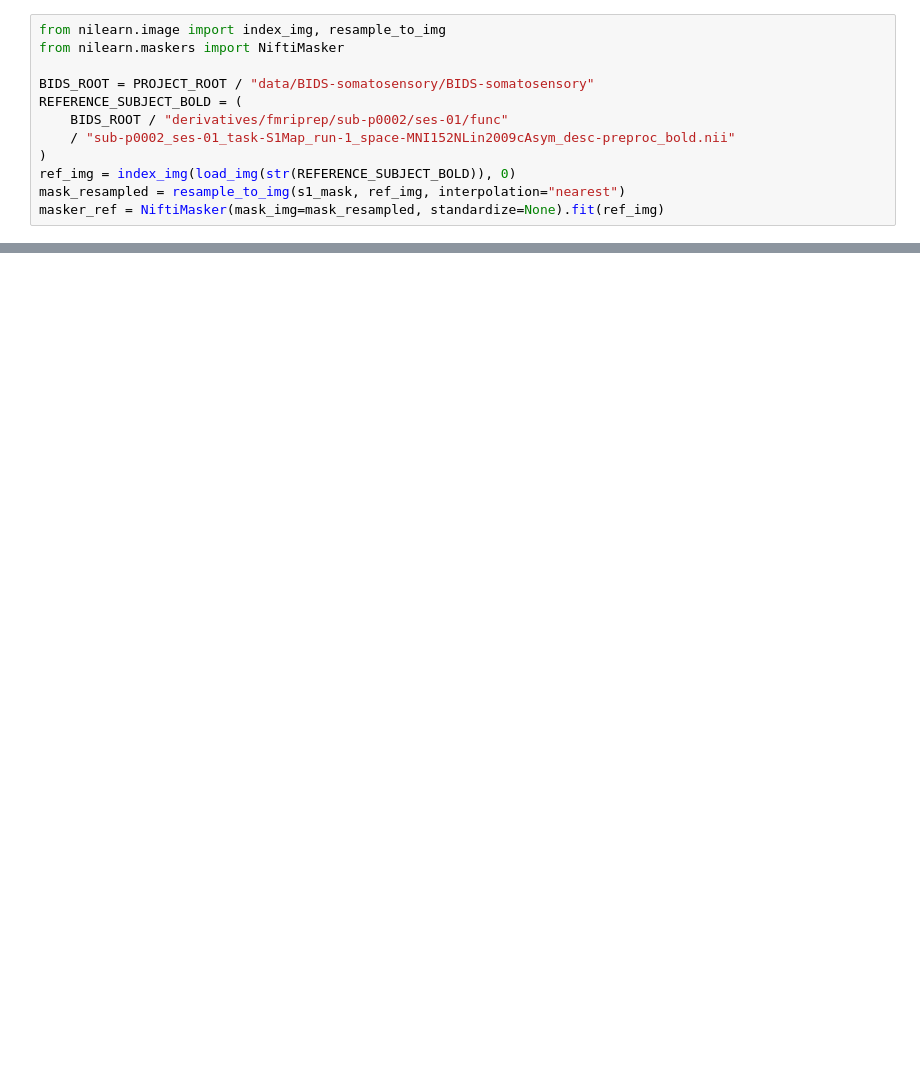
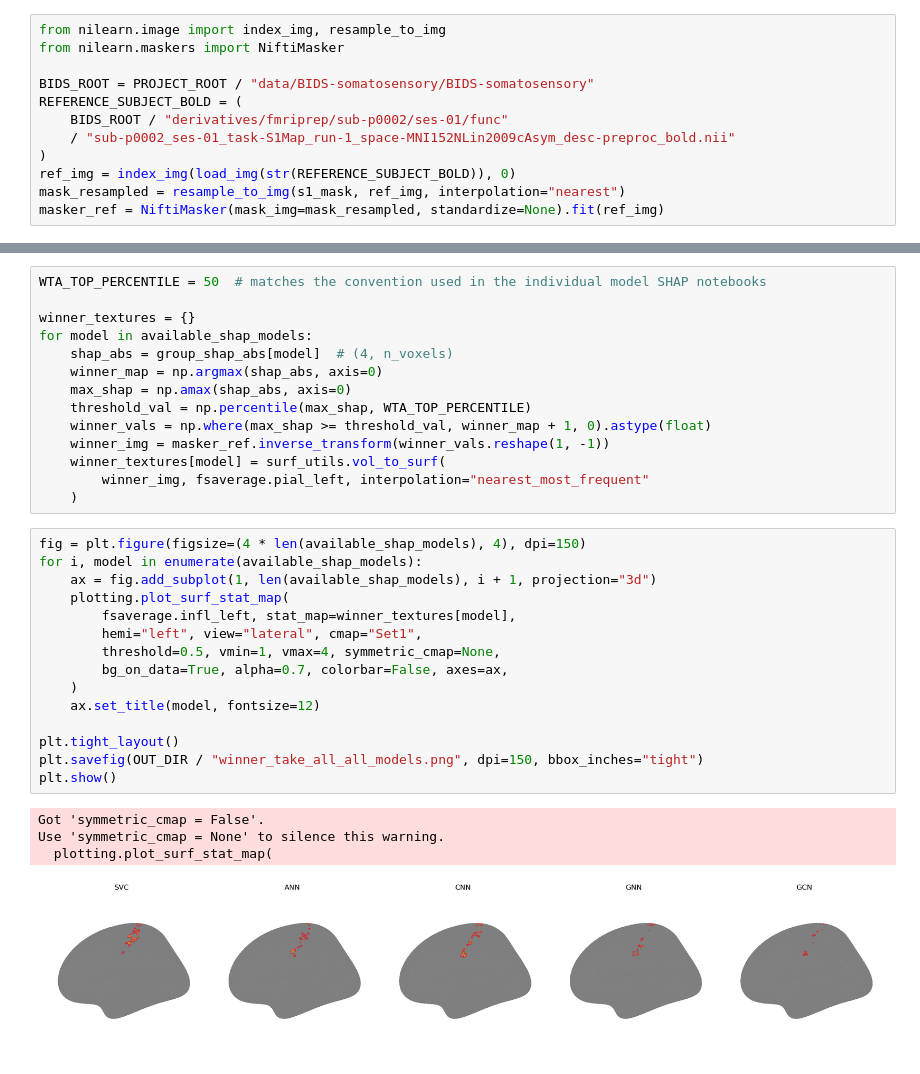
Before and after one commit to DuarteFonteSanta/Mapping_Tese, a Jupyter notebook: mapping_tese/notebooks/Comparisons/cross-model_coord-table.ipynb, the cells around one changed output, grey strips where cells are left out. Saved outputs shown, nothing was run; the diff lists cells and outputs as text; blank space fills up the shorter version.

```diff
--- a/mapping_tese/notebooks/Comparisons/cross-model_coord-table.ipynb
+++ b/mapping_tese/notebooks/Comparisons/cross-model_coord-table.ipynb
@@ -219,0 +476,34 @@ coord_table.to_csv("top_voxels_mni_coordinates.csv", index=False)
+# %%
+WTA_TOP_PERCENTILE = 50  # matches the convention used in the individual model SHAP notebooks
+
+winner_textures = {}
+for model in available_shap_models:
+    shap_abs = group_shap_abs[model]  # (4, n_voxels)
+    winner_map = np.argmax(shap_abs, axis=0)
+    max_shap = np.amax(shap_abs, axis=0)
+    threshold_val = np.percentile(max_shap, WTA_TOP_PERCENTILE)
+    winner_vals = np.where(max_shap >= threshold_val, winner_map + 1, 0).astype(float)
+    winner_img = masker_ref.inverse_transform(winner_vals.reshape(1, -1))
+    winner_textures[model] = surf_utils.vol_to_surf(
+        winner_img, fsaverage.pial_left, interpolation="nearest_most_frequent"
+    )
+# %%
+fig = plt.figure(figsize=(4 * len(available_shap_models), 4), dpi=150)
+for i, model in enumerate(available_shap_models):
+    ax = fig.add_subplot(1, len(available_shap_models), i + 1, projection="3d")
+    plotting.plot_surf_stat_map(
+        fsaverage.infl_left, stat_map=winner_textures[model],
+        hemi="left", view="lateral", cmap="Set1",
+        threshold=0.5, vmin=1, vmax=4, symmetric_cmap=None,
+        bg_on_data=True, alpha=0.7, colorbar=False, axes=ax,
+    )
+    ax.set_title(model, fontsize=12)
+
+plt.tight_layout()
+plt.savefig(OUT_DIR / "winner_take_all_all_models.png", dpi=150, bbox_inches="tight")
+plt.show()
+# %% [output]
+Got 'symmetric_cmap = False'.
+Use 'symmetric_cmap = None' to silence this warning.
+  plotting.plot_surf_stat_map(
+[figure, added]
```
Also changed, not shown: parts of 21 cells of this notebook, 13 other files.
